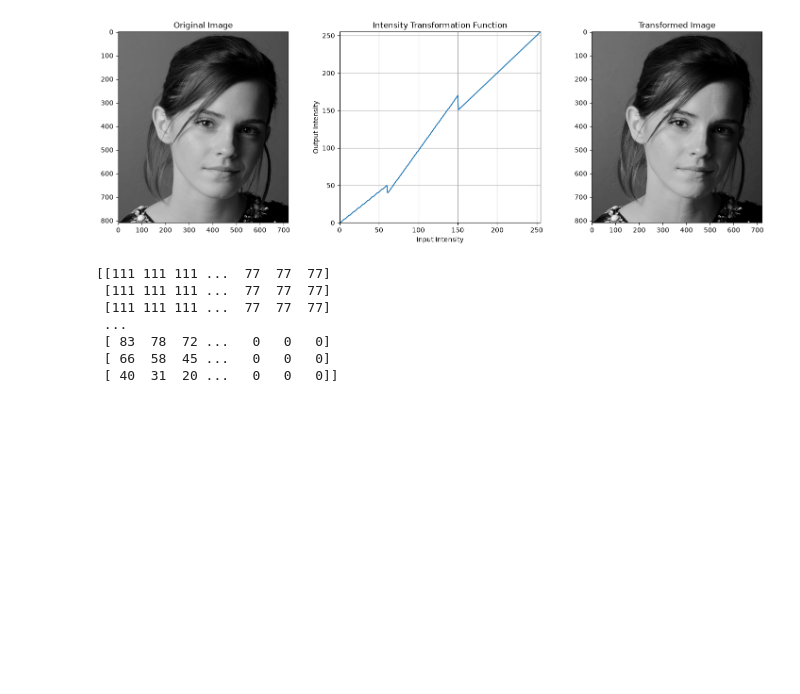
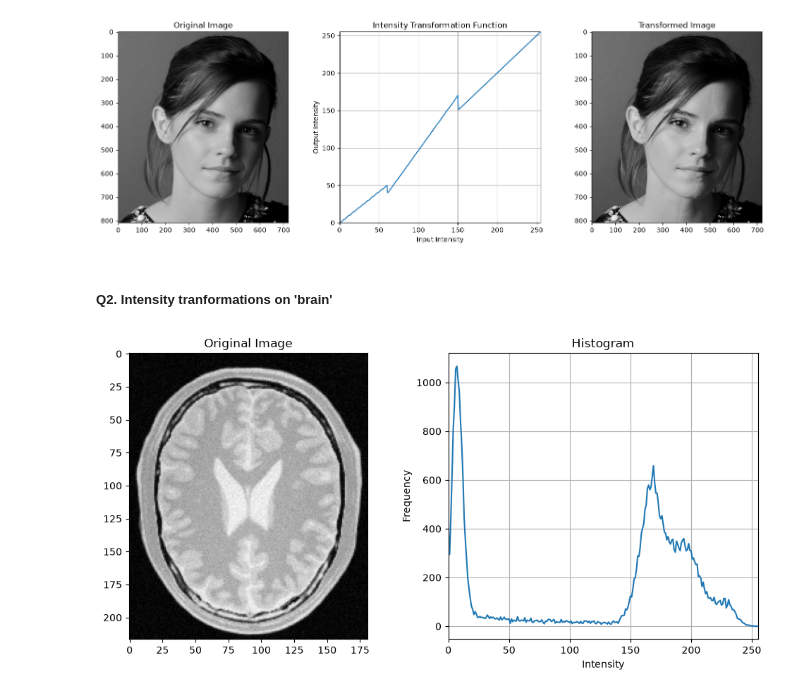
Before and after one commit to Achintha-Bandara/ITNF, a Jupyter notebook: main.ipynb, the cells around one changed output. Cells and saved outputs as stored; diff of their text form; code cells hidden in the pictures; blank space fills up the shorter version.

Commit message:
Q2 - white/gray matters

```diff
--- a/main.ipynb
+++ b/main.ipynb
@@ -67,13 +67,24 @@ plt.tight_layout()
 plt.show()
 # %% [output]
 [figure]
-# %%
-print(img_emma)
-# %% [output]
-[[111 111 111 ...  77  77  77]
- [111 111 111 ...  77  77  77]
- [111 111 111 ...  77  77  77]
- ...
- [ 83  78  72 ...   0   0   0]
- [ 66  58  45 ...   0   0   0]
- [ 40  31  20 ...   0   0   0]]
+# %% [markdown]
+##### Q2. Intensity tranformations on 'brain'
+# %%
+img_brain = cv.imread("./images/brain.jpeg", cv.IMREAD_GRAYSCALE)
+assert img_brain is not None
+
+hist = cv.calcHist([img_brain], [0], None, [256], [0, 256])
+
+fig, ax = plt.subplots(1, 2, figsize=(10, 5))
+ax[0].imshow(img_brain, cmap='gray')
+ax[0].set_title('Original Image')
+ax[1].plot(hist)
+ax[1].set_title('Histogram')
+ax[1].set_xlabel('Intensity')
+ax[1].set_ylabel('Frequency')
+ax[1].set_xlim([0, 255])
+ax[1].grid()
+plt.tight_layout()
+plt.show()
+# %% [output]
+[figure, added]
```
Also changed, not shown: parts of 4 cells of this notebook.
